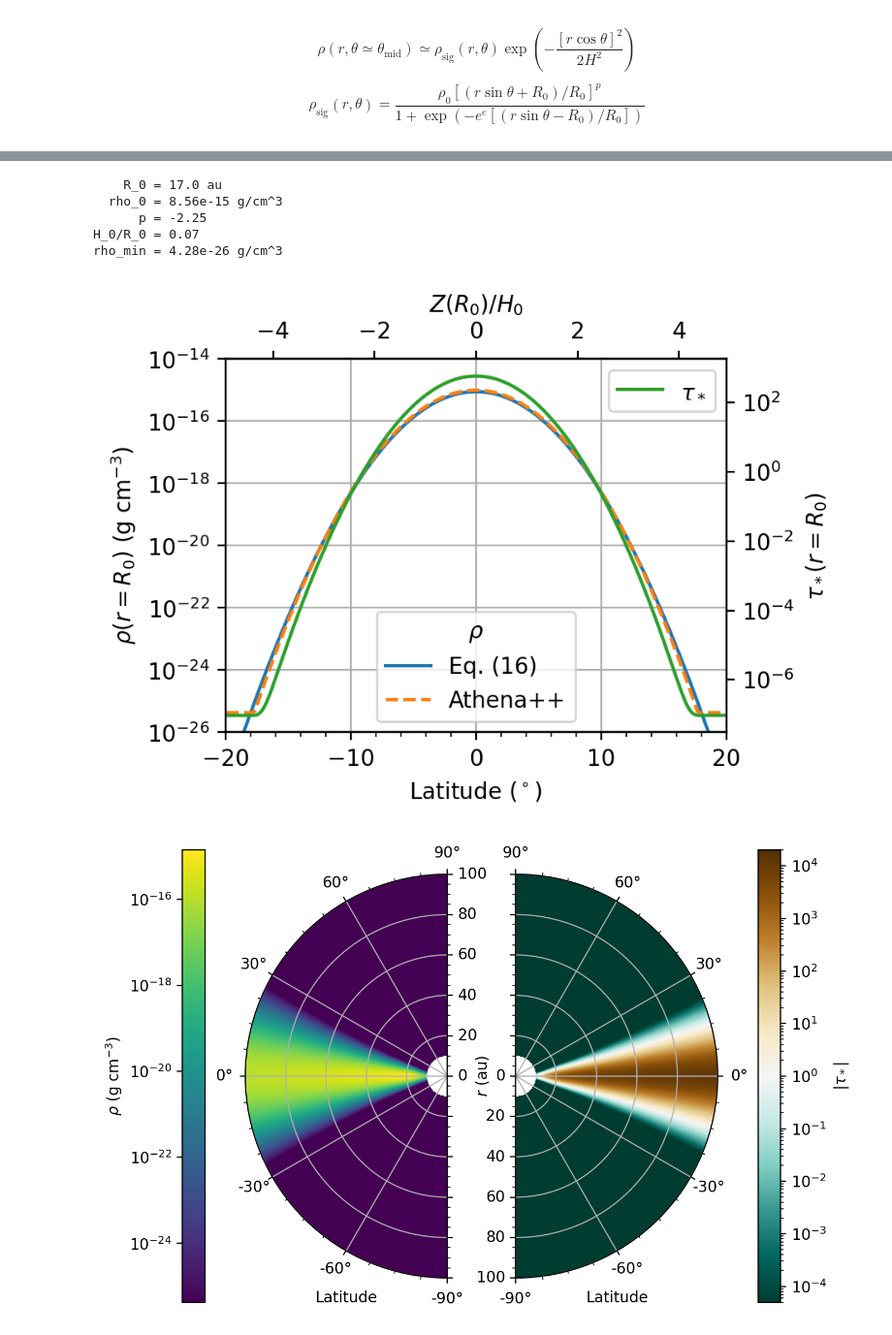
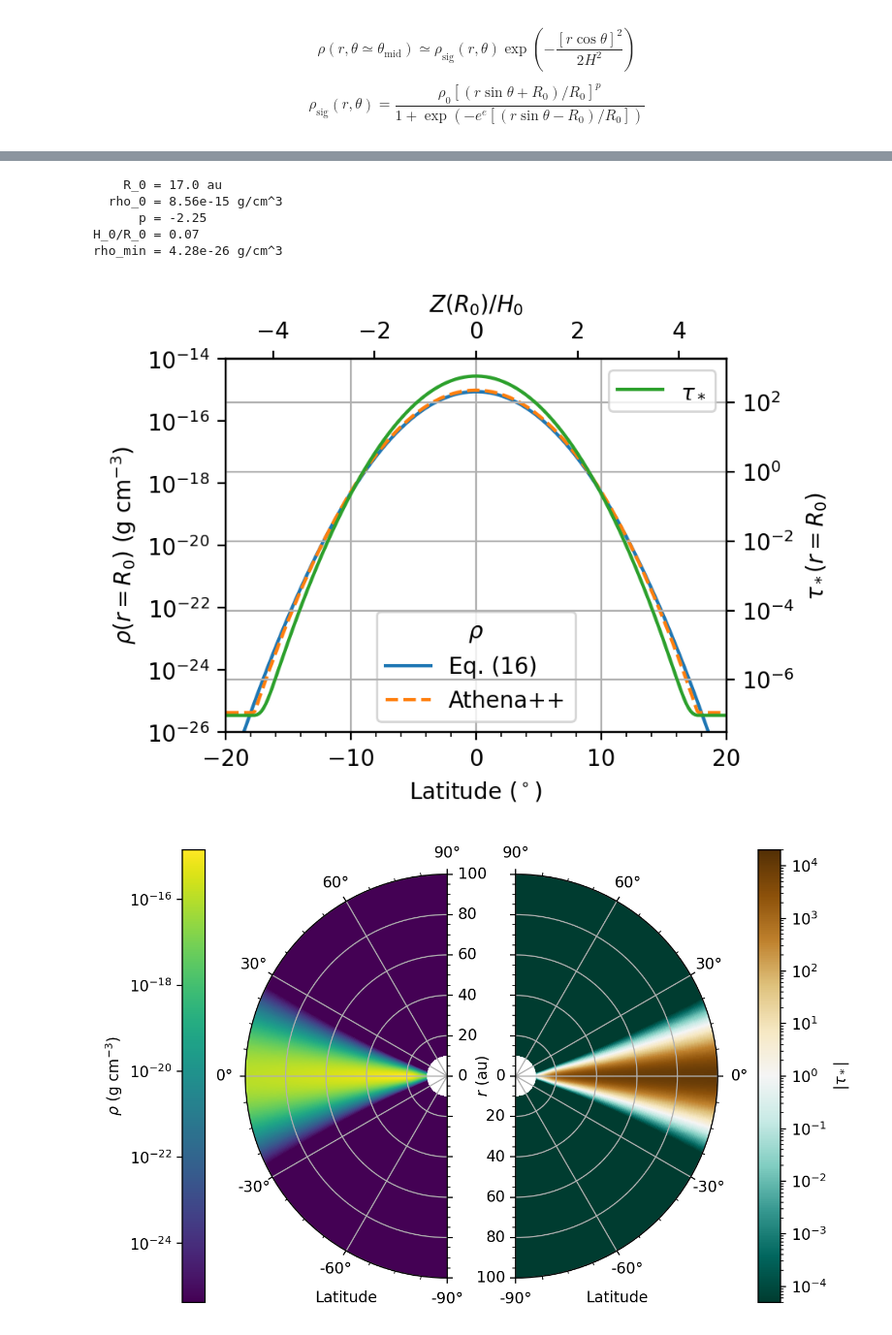
Before and after one commit to sabaronett/rad-hydro, a Jupyter notebook: ipynb/ManuscriptFigures.ipynb, the cells around one changed output, grey strips where cells are left out. Shown at 97% size. Drawn from its saved outputs; the diff is of its cells as text; code cells hidden in the pictures.

```diff
--- a/ipynb/ManuscriptFigures.ipynb
+++ b/ipynb/ManuscriptFigures.ipynb
@@ -816,36 +817,37 @@ try:
             *np.diff(athdf['x1f'])
 except KeyError:
     dtau = athdf['Sigma_a_0'][0]*np.diff(athdf['x1f'])
 tau_field = np.cumsum(dtau, axis=1)
 ax_tau.plot(latitudes, tau_field[:,x1_0], color='tab:green', label=r'$\tau_*$')
 print(f'    R_0 = {R_0*length_unit/au:.1f} au')
 print(f'  rho_0 = {rho_0*density_unit:.2e} g/cm^3')
 print(f'      p = {p:.2f}')
 print(f'H_0/R_0 = {H_0/R_0:.2f}')
 print(f'rho_min = {dfloor*density_unit:.2e} g/cm^3')
 
 # Format (sub)plots
-ax.grid()
+ax.grid(axis='x')
 ax.legend(title=r'$\rho$')
 ax.minorticks_on()
 ax.tick_params(axis='both', which='both')
 ax.set(xlim=(-20, 20), ylim=(1e-26, 1e-14), xlabel=r'Latitude ($^\circ$)',
        yscale='log', ylabel=r'$\rho(r = R_0)$ (g cm$^{-3}$)')
+ax_tau.grid()
 ax_tau.legend(loc='upper right')
 ax_tau.set(yscale='log', ylabel=r'$\tau_*(r = R_0)$')
 ax_tau.tick_params(axis='both', which='both')
 secax = ax.secondary_xaxis('top', functions=(lat2z, lat2z))
 secax.set(xlabel=r'$Z(R_0)/H_0$')
 plt.savefig('figs/vertical.pdf', bbox_inches='tight', pad_inches=0.01)
-# plt.savefig('figs/vertical_density.png', dpi=600, bbox_inches='tight',
+# plt.savefig('figs/vertical.png', dpi=600, bbox_inches='tight',
             # pad_inches=0.01)
 # %% [output]
     R_0 = 17.0 au
   rho_0 = 8.56e-15 g/cm^3
       p = -2.25
 H_0/R_0 = 0.07
 rho_min = 4.28e-26 g/cm^3
-[figure, old version]
+[figure, new version]
 # %%
 #===============================================================================
 import numpy as np
```
Also changed, not shown: parts of 2 cells of this notebook.
